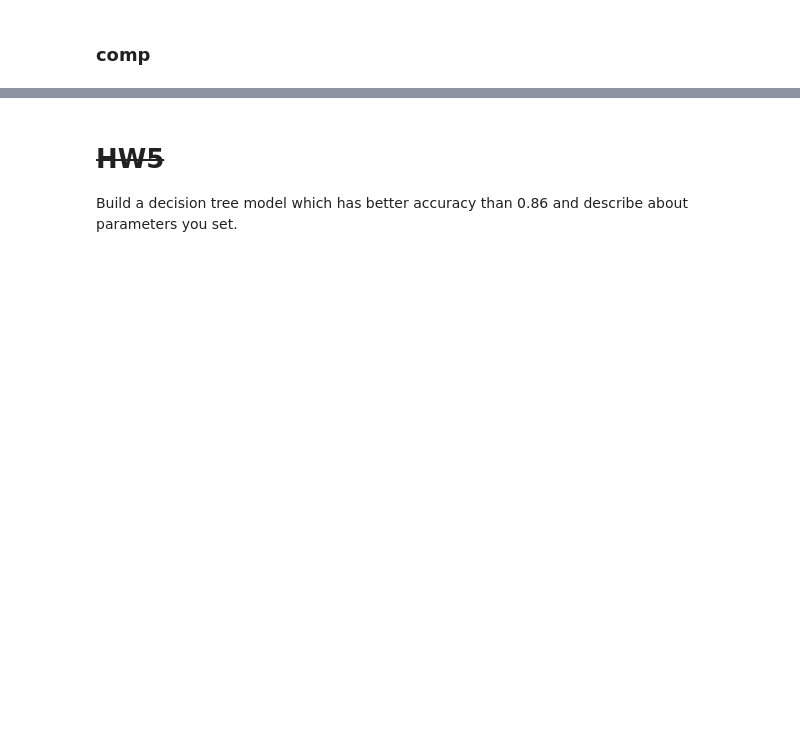
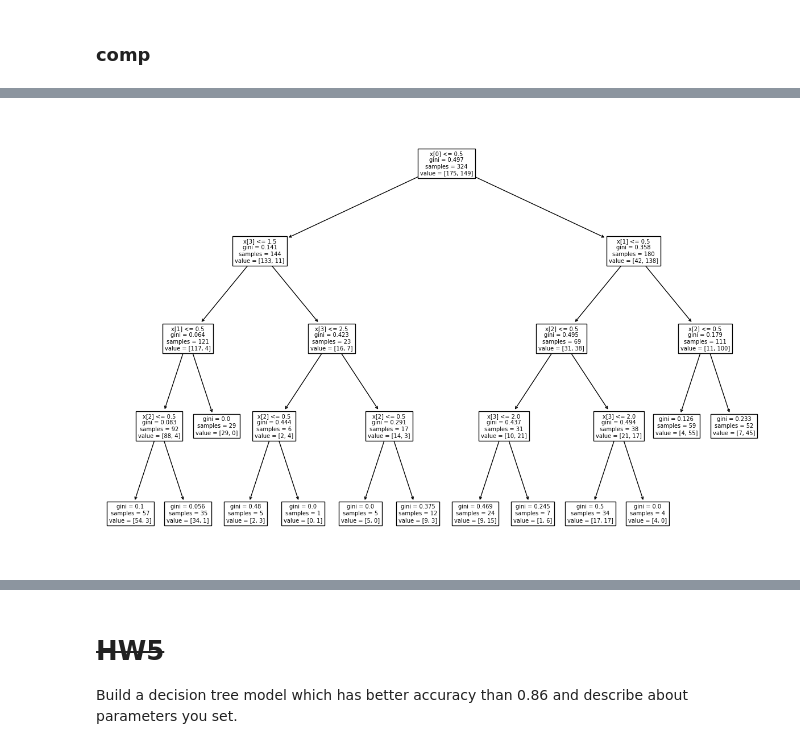
Before and after one commit to Tawanss/BSC_DPDM2023, a Jupyter notebook: Classification1.ipynb, the cells around one changed output, grey strips where cells are left out. Saved outputs shown, nothing was run; the diff lists cells and outputs as text; code cells hidden in the pictures; blank space fills up the shorter version.

```diff
--- a/Classification1.ipynb
+++ b/Classification1.ipynb
@@ -323,3 +330,8 @@ DecisionTreeClassifier(max_depth=2, random_state=0)
+# %%
+_,ax = plt.subplots(figsize=(15,10))
+tree.plot_tree(DtreeHW2_1);
+# %% [output]
+[figure, added]
 # %%
 tree.plot_tree(DtreeHW2_1);
 # %% [output]
```
Also changed, not shown: parts of 10 cells of this notebook.
